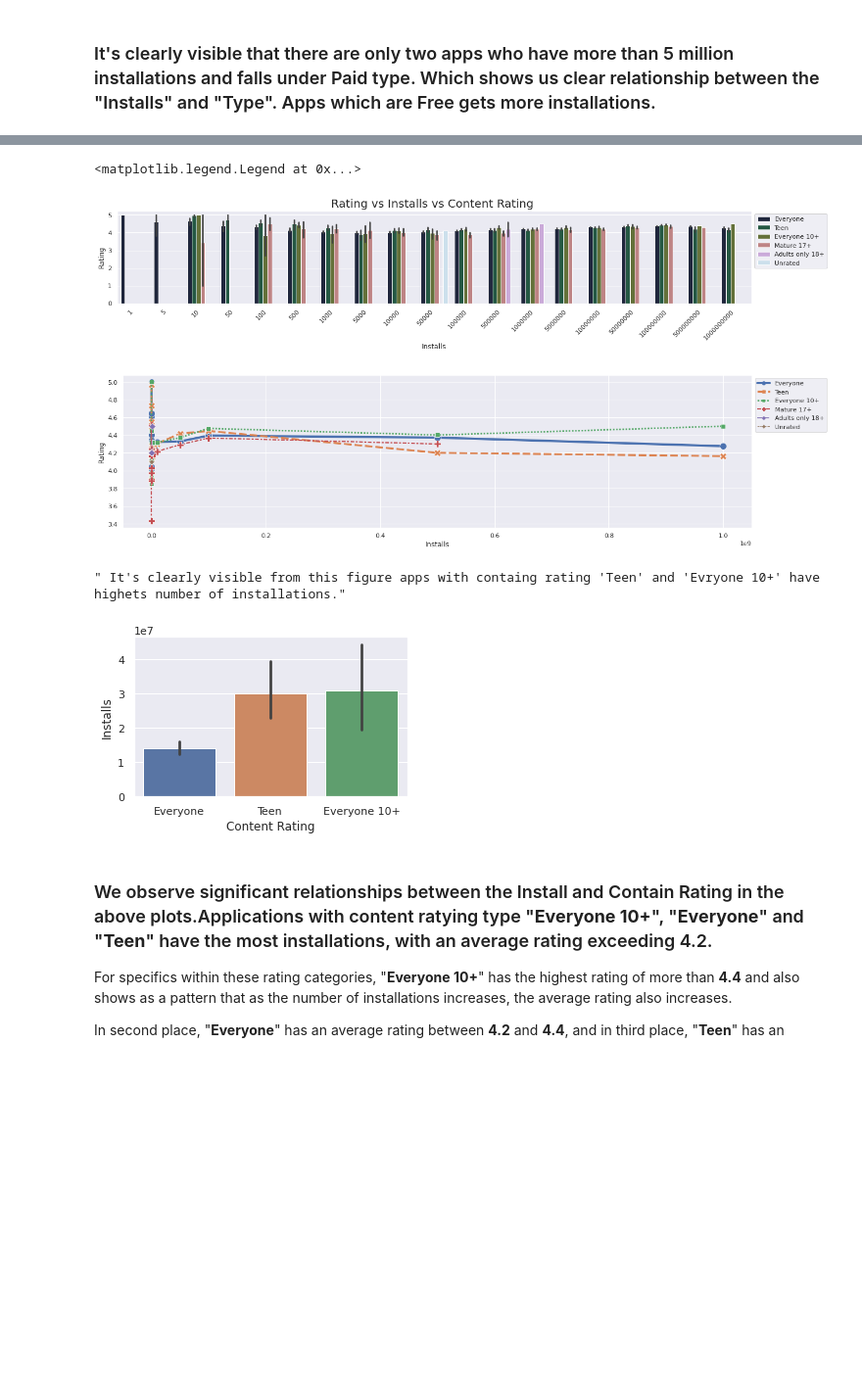
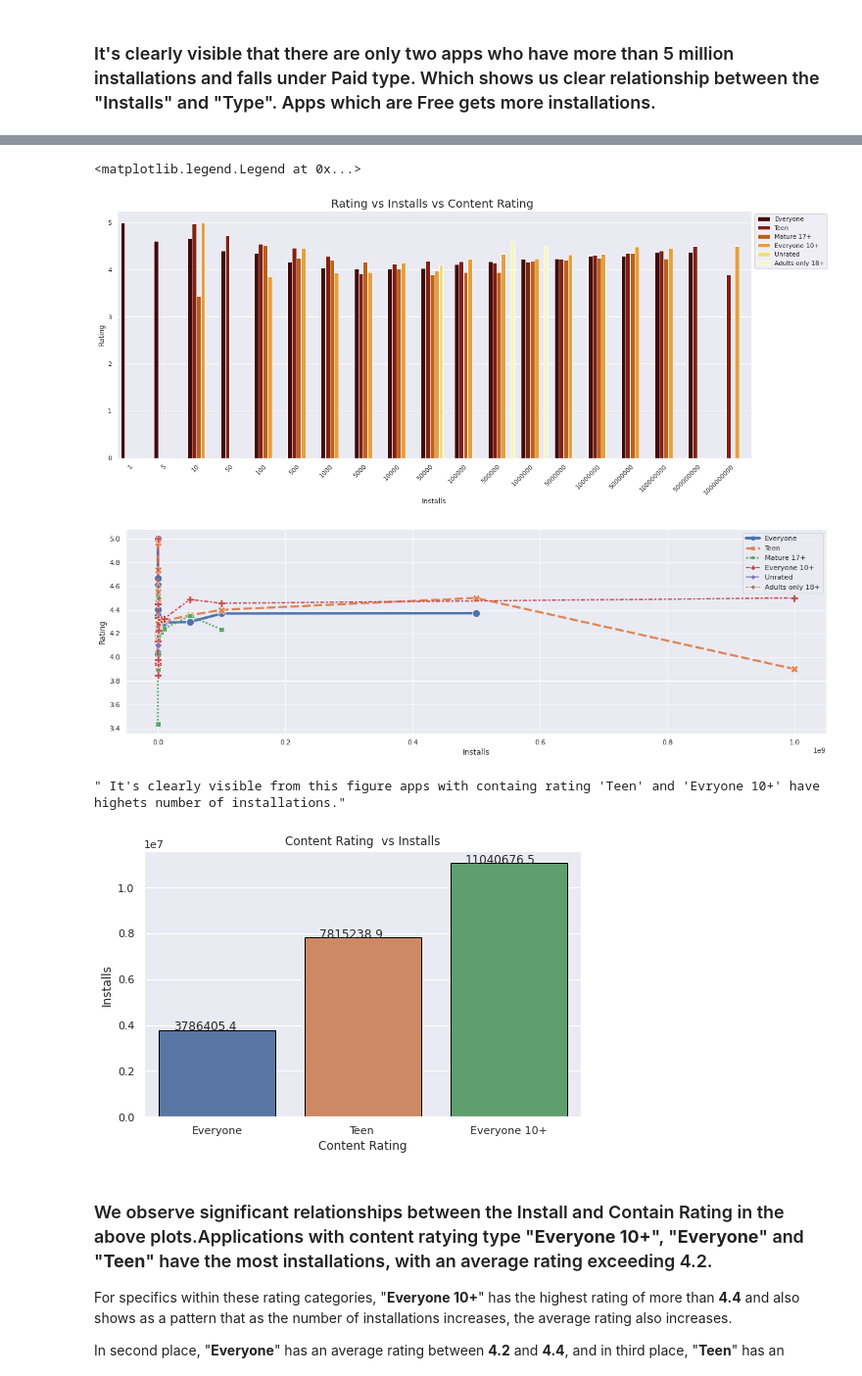
Before and after one commit to priyankashinde-DS/Play_Store_App, a Jupyter notebook: Play_Store_App_Review_Cpastone_Project.ipynb, the cells around one changed output, grey strips where cells are left out. Shown at 98% size. Saved outputs shown, nothing was run; the diff lists cells and outputs as text; code cells hidden in the pictures; blank space fills up the shorter version.

```diff
--- a/Play_Store_App_Review_Cpastone_Project.ipynb
+++ b/Play_Store_App_Review_Cpastone_Project.ipynb
@@ -284,6 +541,6 @@ play_store_app_data['Size'] = play_store_app_data['Size'].apply(lambda x:x.repla
 # %%
 #Replacing the M symbol by with
-play_store_app_data['Size'] = play_store_app_data['Size'].apply(lambda x:x.replace('M', ''))
+play_store_app_data['Size'] = play_store_app_data['Size'].apply(lambda x:str(x).replace('M', ''))
 # %%
 #Replacing the Varies with device value with NaN
 play_store_app_data['Size'] = play_store_app_data['Size'].replace('Varies with device', np.NaN)
@@ -329,6 +579,0 @@ Eliminating **"+"** will allow us to retain the original data type.
-# %%
-# Remove "+" sign from Installs column
-play_store_app_data['Installs'] = play_store_app_data['Installs'].apply(lambda x: x.strip('+'))
-# %%
-# Remove the "," symbol from the numbers
-play_store_app_data['Installs'] = play_store_app_data['Installs'].apply(lambda x: x.replace(',',''))
@@ -408,7 +726,7 @@ Values have an **"$"** within them, which indicates the price of application in
 Eliminating **"$"** will allow us to retain the original data type.
 # %%
 # Remove special symbol $
-play_store_app_data['Price'] = play_store_app_data['Price'].apply(lambda x: x.strip('$'))
+play_store_app_data['Price'] = play_store_app_data['Price'].apply(lambda x: str(x).strip('$'))
 # %%
 # Convert price column into numeric
 play_store_app_data['Price'] = pd.to_numeric(play_store_app_data['Price'])
@@ -627,27 +1003,35 @@ play_store_app_data[(play_store_app_data['Installs'] >= 5000000) & (play_store_a
 # %%
-plt.figure(figsize=(20,3))
-ax = sns.barplot(x=play_store_app_data['Installs'],y=play_store_app_data['Rating'],hue=play_store_app_data['Content Rating'],palette='cubehelix')
+# barplot for App Installs
+plt.figure(figsize=(20,8))
+sns.set(style='darkgrid')
+ax = sns.barplot(x='Installs',y='Rating',hue='Content Rating',data=play_store_app_data,
+                 palette='afmhot',edgecolor='white',ci=None)
 ax.set_xticklabels(ax.get_xticklabels(), rotation=45,ha='right')
 ax.set_title('Rating vs Installs vs Content Rating ',fontsize=20)
 plt.legend( bbox_to_anchor=(1,1))
-plt.figure(figsize=(20,5))
+plt.figure(figsize=(20,6))
+
+# lineplot for Installs
 axv = sns.lineplot(x='Installs', y='Rating', data=play_store_app_data,hue='Content Rating',
                   style='Content Rating',size='Content Rating',sizes=(1,4),ci=None,
                   markers=True,markersize=12)
 plt.legend( bbox_to_anchor=(1,1))
 # %% [output]
 <matplotlib.legend.Legend at 0x...>
-[figure, old version]
+[figure, new version]
-[figure, old version]
+[figure, new version]
 # %%
 content_rating_df = play_store_app_data[(play_store_app_data['Content Rating'] == 'Everyone') | (play_store_app_data['Content Rating'] == 'Teen') | (play_store_app_data['Content Rating'] == 'Everyone 10+')]
-plt.figure(figsize=(5,3))
-sns.barplot(content_rating_df['Content Rating'],y=content_rating_df['Installs'])
+plt.figure(figsize=(8,5))
+ax=sns.barplot(content_rating_df['Content Rating'],y=content_rating_df['Installs'],ci=None,edgecolor='black')
+plt.title('Content Rating  vs Installs')
+for p in ax.patches:
+        ax.annotate('{:.1f}'.format(p.get_height()), (p.get_x()+0.1, p.get_height()+50))
 
 """ It's clearly visible from this figure apps with containg rating 'Teen' and 'Evryone 10+' have highets number of installations."""
 # %% [output]
 " It's clearly visible from this figure apps with containg rating 'Teen' and 'Evryone 10+' have highets number of installations."
-[figure, old version]
+[figure, new version]
 # %% [markdown]
 ### We observe significant relationships between the Install and Contain Rating in the above plots.Applications with content ratying type "**Everyone 10+**", "**Everyone**" and "**Teen**" have the most installations, with an average rating exceeding 4.2.
 
```
Also changed, not shown: parts of 117 cells of this notebook.
